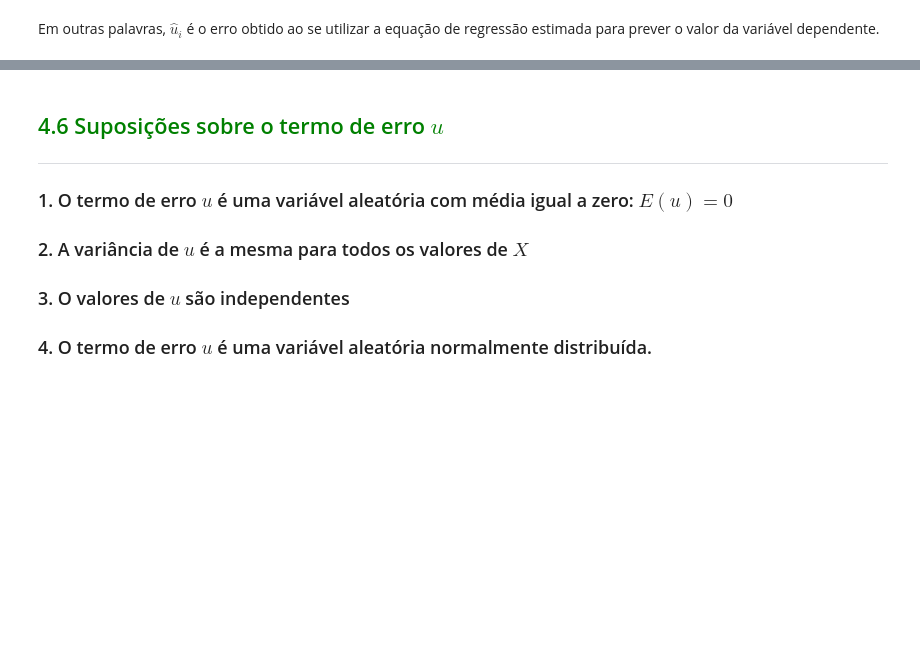
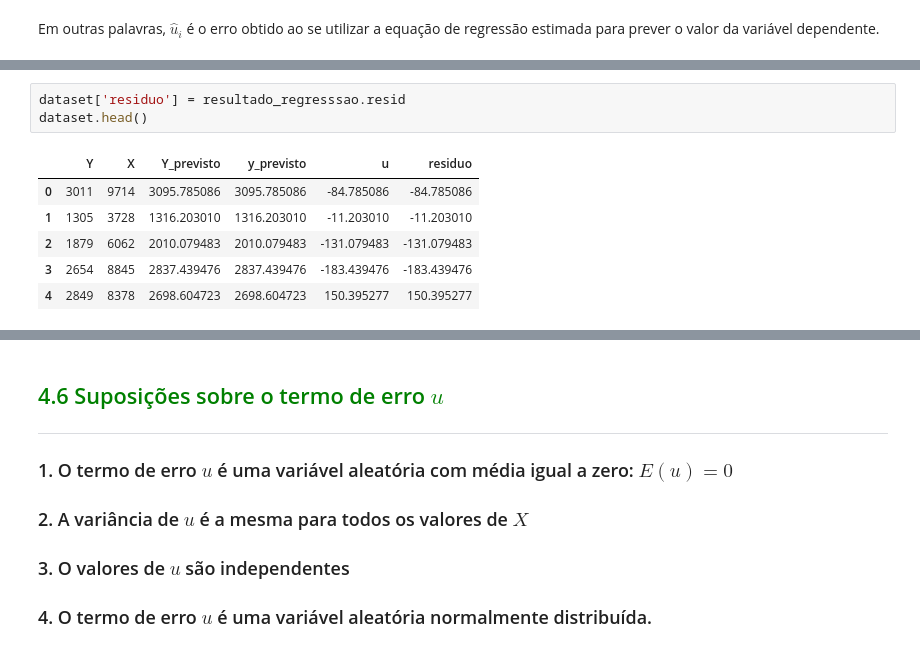
Before and after one commit to mnferreira/Alura-WomakersCode, a Jupyter notebook: Curso_de_Estatística_Parte_4.ipynb, the cells around one changed output, grey strips where cells are left out. Drawn from its saved outputs; the diff is of its cells as text; blank space fills up the shorter version.

```diff
--- a/Curso_de_Estatística_Parte_4.ipynb
+++ b/Curso_de_Estatística_Parte_4.ipynb
@@ -905,0 +916,10 @@ Em outras palavras, $\hat{u}_i$ é o erro obtido ao se utilizar a equação de r
+# %%
+dataset['residuo'] = resultado_regresssao.resid
+dataset.head()
+# %% [output]
+|  | Y | X | Y_previsto | y_previsto | u | residuo |
+| 0 | 3011 | 9714 | 3095.785086 | 3095.785086 | -84.785086 | -84.785086 |
+| 1 | 1305 | 3728 | 1316.203010 | 1316.203010 | -11.203010 | -11.203010 |
+| 2 | 1879 | 6062 | 2010.079483 | 2010.079483 | -131.079483 | -131.079483 |
+| 3 | 2654 | 8845 | 2837.439476 | 2837.439476 | -183.439476 | -183.439476 |
+| 4 | 2849 | 8378 | 2698.604723 | 2698.604723 | 150.395277 | 150.395277 |
```
Also changed, not shown: parts of 61 cells of this notebook.
